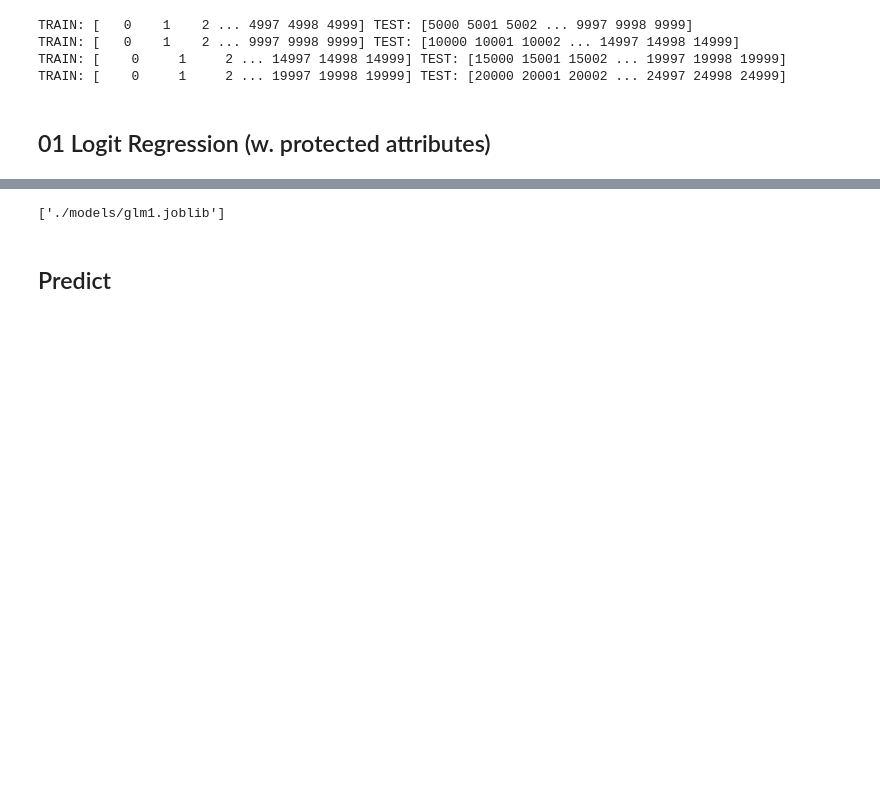
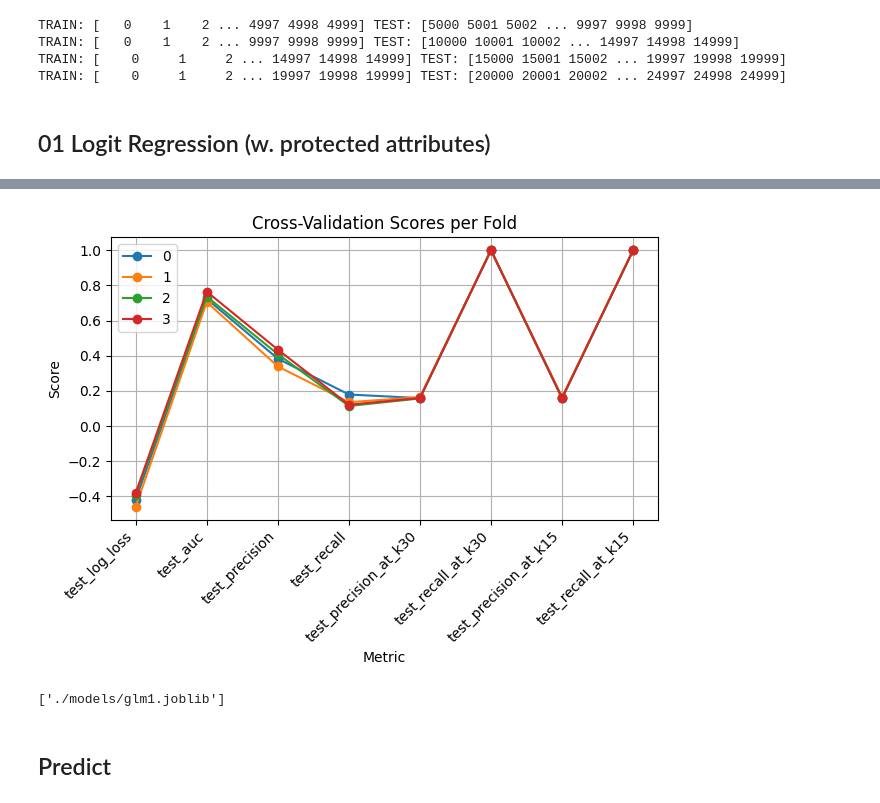
Before and after one commit to jsbroden/CMA_Fairness, a Jupyter notebook: 02_train.ipynb, the cells around one changed output, grey strips where cells are left out. Saved outputs shown, nothing was run; the diff lists cells and outputs as text; code cells hidden in the pictures; blank space fills up the shorter version.

```diff
--- a/02_train.ipynb
+++ b/02_train.ipynb
@@ -130,3 +137,16 @@ Please also refer to the documentation for alternative solver options:
+# %%
+# Visualize CV output
+
+test_scores.T.plot(marker='o')
+plt.title("Cross-Validation Scores per Fold")
+plt.xlabel("Metric")
+plt.ylabel("Score")
+plt.grid(True)
+plt.xticks(rotation=45, ha='right')
+plt.tight_layout()
+plt.show()
+# %% [output]
+[figure, added]
 # %%
 coefs1 = pd.DataFrame(X_train_f.columns, columns = ['var'])
 coefs1['coef'] = pd.DataFrame(glm1.coef_).transpose()
```
Also changed, not shown: parts of 12 cells of this notebook, 9 other files.
